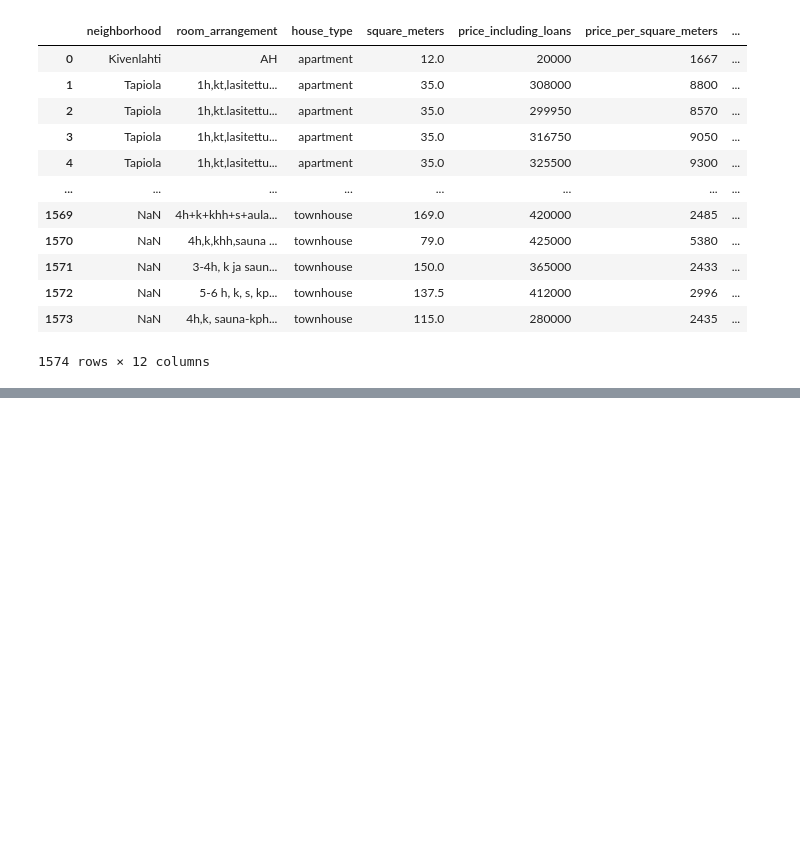
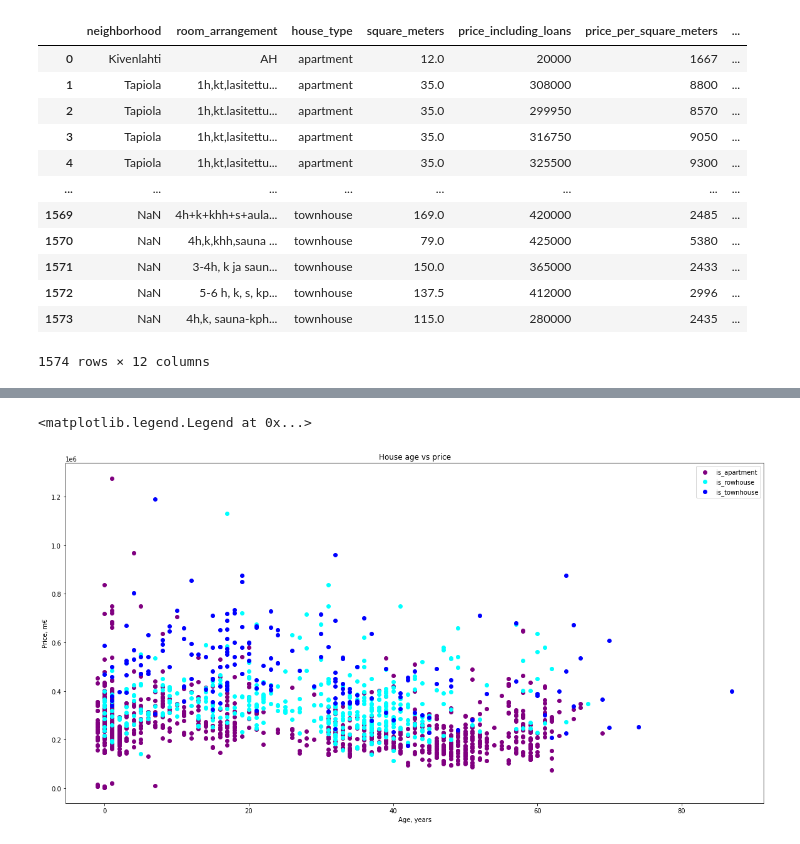
Before and after one commit to jelmnainen/arvottaja, a Jupyter notebook: explorations/data-exploration.ipynb, the cells around one changed output, grey strips where cells are left out. Saved outputs shown, nothing was run; the diff lists cells and outputs as text; code cells hidden in the pictures; blank space fills up the shorter version.

```diff
--- a/explorations/data-exploration.ipynb
+++ b/explorations/data-exploration.ipynb
@@ -43,0 +126,18 @@ data["number_of_rooms"] = data.apply(get_number_of_rooms, axis=1)
+# %%
+fig, ax = plt.subplots(figsize=(20, 10))
+house_type_colors = {
+    'is_apartment': 'purple',
+    'is_rowhouse': 'cyan',
+    'is_townhouse': 'blue'
+}
+for house_type in ["is_apartment", "is_rowhouse", "is_townhouse"]:
+    type_data = data[data[house_type] == 1]
+    ax.scatter(type_data["age"], type_data[ "price_including_loans"], color=house_type_colors[house_type], label=house_type)
+
+plt.title("House age vs price")
+plt.ylabel("Price, m€")
+plt.xlabel("Age, years")
+plt.legend()
+# %% [output]
+<matplotlib.legend.Legend at 0x...>
+[figure, added]
```
Also changed, not shown: parts of 30 cells of this notebook, 1 other file.
